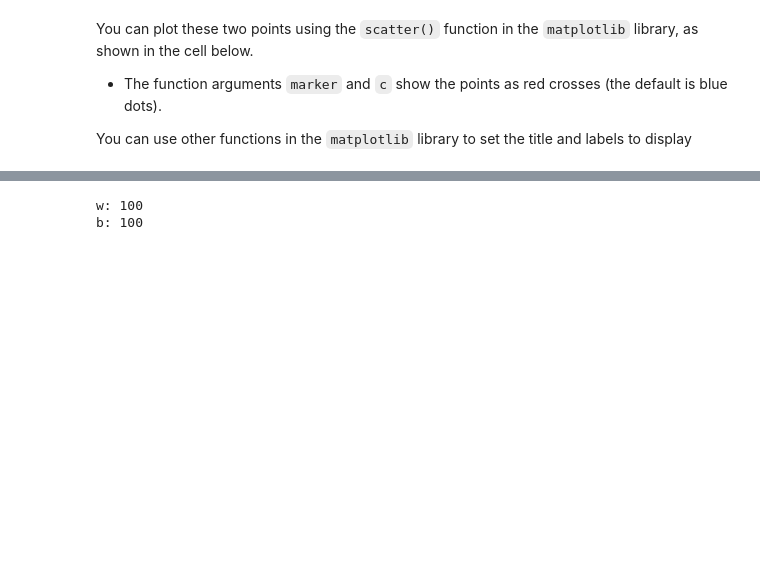
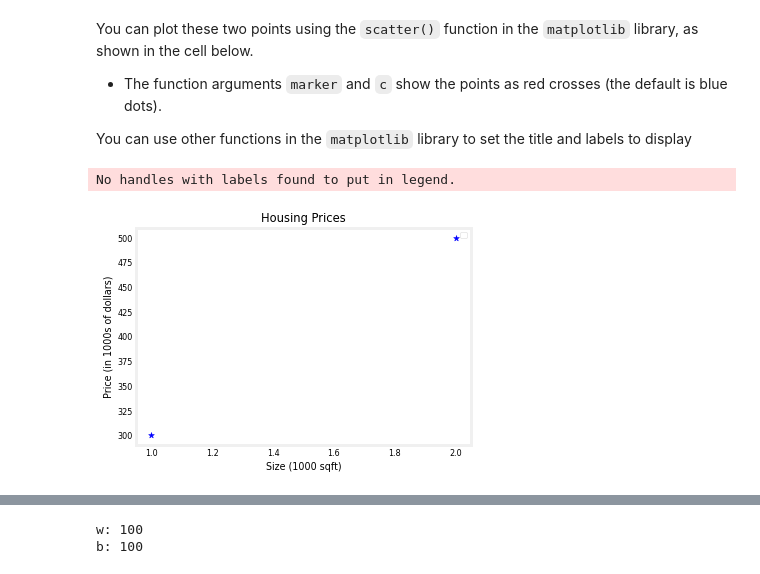
Before and after one commit to Kd-Here/Machine-Learning, a Jupyter notebook: Week1/C1_W1_Lab03_Model_Representation_Soln.ipynb, the cells around one changed output, grey strips where cells are left out. Saved outputs shown, nothing was run; the diff lists cells and outputs as text; code cells hidden in the pictures; blank space fills up the shorter version.

```diff
--- a/Week1/C1_W1_Lab03_Model_Representation_Soln.ipynb
+++ b/Week1/C1_W1_Lab03_Model_Representation_Soln.ipynb
@@ -101,14 +103,23 @@ You can plot these two points using the `scatter()` function in the `matplotlib`
 You can use other functions in the `matplotlib` library to set the title and labels to display
 # %%
 # Plot the data points
-plt.scatter(x_train, y_train, marker='x', c='r')
+plt.scatter(x_train, y_train, marker='*', c='blue')
+# Marker means what you want to plot in graph a point or anything else
+# c- color of sequence of colors for markers
+
+
 # Set the title
 plt.title("Housing Prices")
+
+
 # Set the y-axis label
 plt.ylabel('Price (in 1000s of dollars)')
 # Set the x-axis label
 plt.xlabel('Size (1000 sqft)')
 plt.show()
+# %% [output]
+No handles with labels found to put in legend.
+[figure, added]
 # %% [markdown]
 ## Model function
 
```
Also changed, not shown: parts of 6 cells of this notebook, 1 other file.
